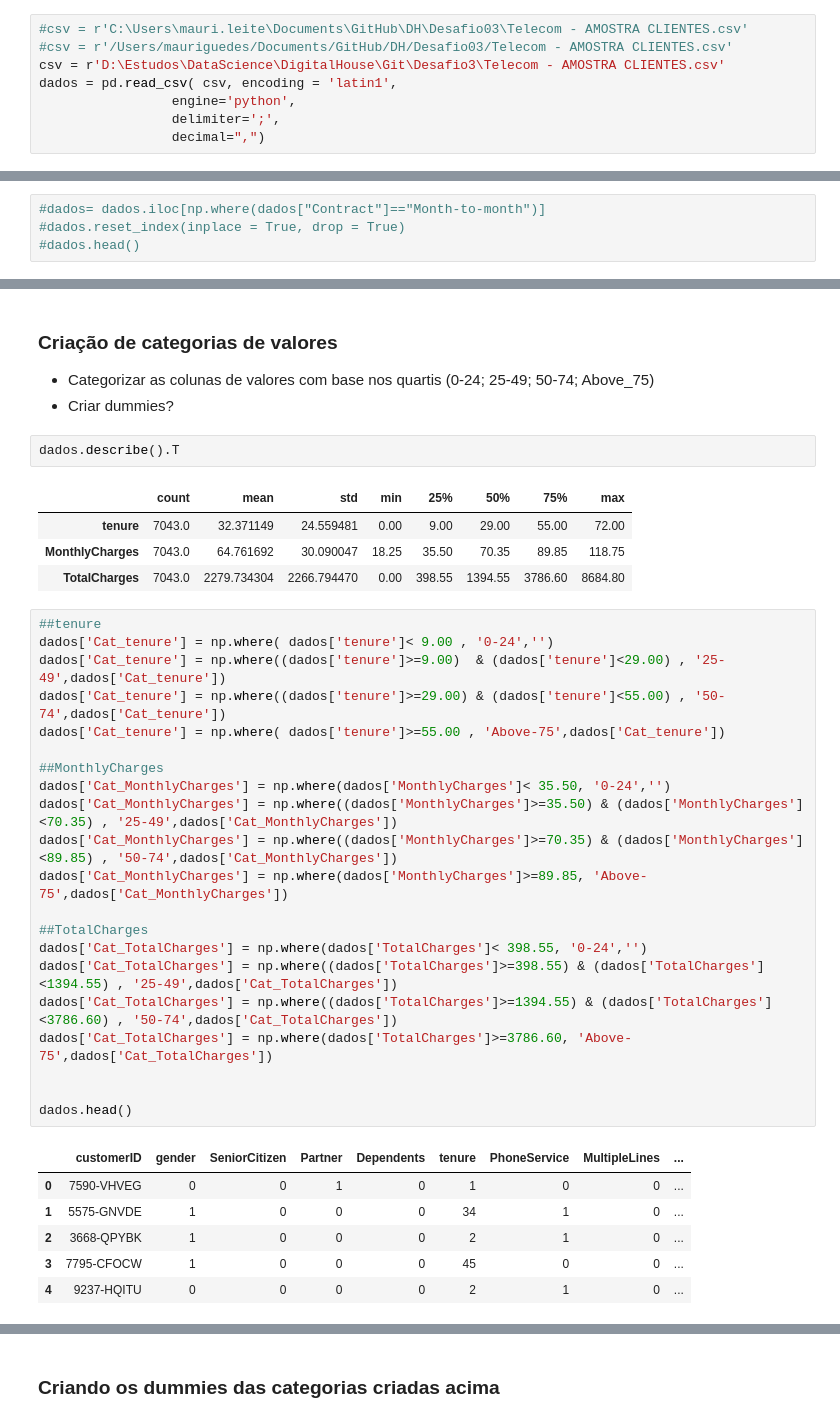
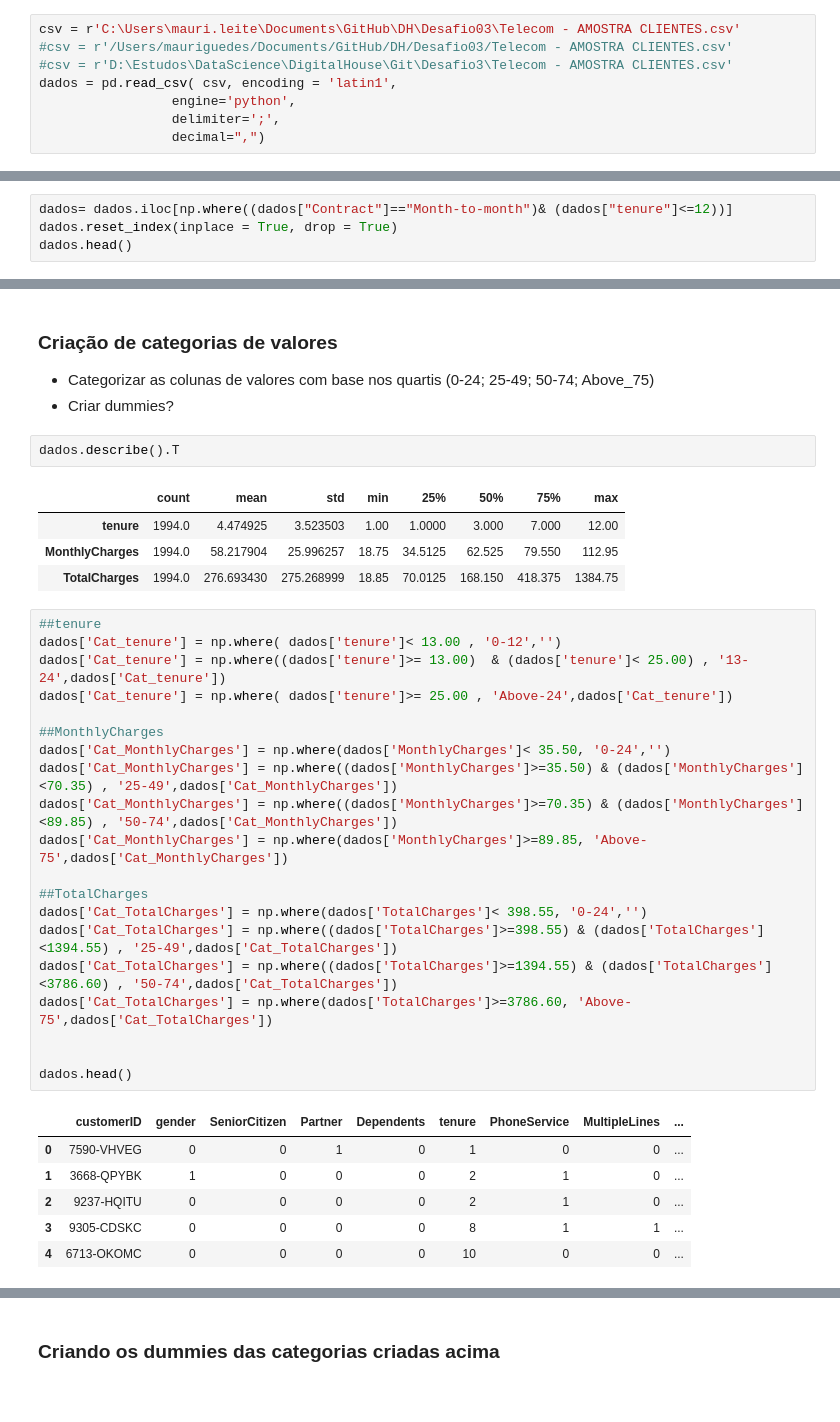
Before and after one commit to thiagodegan/Desafio03, a Jupyter notebook: Desafio03_Mauri.ipynb, the cells around one changed output, grey strips where cells are left out. Saved outputs shown, nothing was run; the diff lists cells and outputs as text.

Commit message:
Update Desafio03_Mauri.ipynb
Ajuste no modelo e aprofundamento da analise.

```diff
--- a/Desafio03_Mauri.ipynb
+++ b/Desafio03_Mauri.ipynb
@@ -22,9 +22,9 @@ pd.set_option('display.max_columns', None)
 # %% [markdown]
 ## Importando Dataset de Amostra de Clientes
 # %%
-#csv = r'C:\Users\mauri.leite\Documents\GitHub\DH\Desafio03\Telecom - AMOSTRA CLIENTES.csv'
+csv = r'C:\Users\mauri.leite\Documents\GitHub\DH\Desafio03\Telecom - AMOSTRA CLIENTES.csv'
 #csv = r'/Users/mauriguedes/Documents/GitHub/DH/Desafio03/Telecom - AMOSTRA CLIENTES.csv'
-csv = r'D:\Estudos\DataScience\DigitalHouse\Git\Desafio3\Telecom - AMOSTRA CLIENTES.csv'
+#csv = r'D:\Estudos\DataScience\DigitalHouse\Git\Desafio3\Telecom - AMOSTRA CLIENTES.csv'
 dados = pd.read_csv( csv, encoding = 'latin1',
                  engine='python',
                  delimiter=';',
@@ -78,6 +78,6 @@ fig2.show()
 # %% [markdown]
 # Inferindo que nosso publico alvo sao os contratos Month-to-month
 # %%
-#dados= dados.iloc[np.where(dados["Contract"]=="Month-to-month")]
-#dados.reset_index(inplace = True, drop = True)
-#dados.head()
+dados= dados.iloc[np.where((dados["Contract"]=="Month-to-month")& (dados["tenure"]<=12))]
+dados.reset_index(inplace = True, drop = True)
+dados.head()
@@ -260,34 +279,33 @@ dados['Churn'] = dados['Churn'].astype('category')
 dados.describe().T
 # %% [output]
 |  | count | mean | std | min | 25% | 50% | 75% | max |
-| tenure | 7043.0 | 32.371149 | 24.559481 | 0.00 | 9.00 | 29.00 | 55.00 | 72.00 |
-| MonthlyCharges | 7043.0 | 64.761692 | 30.090047 | 18.25 | 35.50 | 70.35 | 89.85 | 118.75 |
-| TotalCharges | 7043.0 | 2279.734304 | 2266.794470 | 0.00 | 398.55 | 1394.55 | 3786.60 | 8684.80 |
+| tenure | 1994.0 | 4.474925 | 3.523503 | 1.00 | 1.0000 | 3.000 | 7.000 | 12.00 |
+| MonthlyCharges | 1994.0 | 58.217904 | 25.996257 | 18.75 | 34.5125 | 62.525 | 79.550 | 112.95 |
+| TotalCharges | 1994.0 | 276.693430 | 275.268999 | 18.85 | 70.0125 | 168.150 | 418.375 | 1384.75 |
 # %%
 ##tenure
-dados['Cat_tenure'] = np.where( dados['tenure']< 9.00 , '0-24','')
-dados['Cat_tenure'] = np.where((dados['tenure']>=9.00)  & (dados['tenure']<29.00) , '25-49',dados['Cat_tenure'])
-dados['Cat_tenure'] = np.where((dados['tenure']>=29.00) & (dados['tenure']<55.00) , '50-74',dados['Cat_tenure'])
-dados['Cat_tenure'] = np.where( dados['tenure']>=55.00 , 'Above-75',dados['Cat_tenure'])
+dados['Cat_tenure'] = np.where( dados['tenure']< 13.00 , '0-12','')
+dados['Cat_tenure'] = np.where((dados['tenure']>= 13.00)  & (dados['tenure']< 25.00) , '13-24',dados['Cat_tenure'])
+dados['Cat_tenure'] = np.where( dados['tenure']>= 25.00 , 'Above-24',dados['Cat_tenure'])
 
 ##MonthlyCharges
 dados['Cat_MonthlyCharges'] = np.where(dados['MonthlyCharges']< 35.50, '0-24','')
 dados['Cat_MonthlyCharges'] = np.where((dados['MonthlyCharges']>=35.50) & (dados['MonthlyCharges']<70.35) , '25-49',dados['Cat_MonthlyCharges'])
 dados['Cat_MonthlyCharges'] = np.where((dados['MonthlyCharges']>=70.35) & (dados['MonthlyCharges']<89.85) , '50-74',dados['Cat_MonthlyCharges'])
 dados['Cat_MonthlyCharges'] = np.where(dados['MonthlyCharges']>=89.85, 'Above-75',dados['Cat_MonthlyCharges'])
 
 ##TotalCharges
 dados['Cat_TotalCharges'] = np.where(dados['TotalCharges']< 398.55, '0-24','')
 dados['Cat_TotalCharges'] = np.where((dados['TotalCharges']>=398.55) & (dados['TotalCharges']<1394.55) , '25-49',dados['Cat_TotalCharges'])
 dados['Cat_TotalCharges'] = np.where((dados['TotalCharges']>=1394.55) & (dados['TotalCharges']<3786.60) , '50-74',dados['Cat_TotalCharges'])
 dados['Cat_TotalCharges'] = np.where(dados['TotalCharges']>=3786.60, 'Above-75',dados['Cat_TotalCharges'])
 
 
 dados.head()
 # %% [output]
 |  | customerID | gender | SeniorCitizen | Partner | Dependents | tenure | PhoneService | MultipleLines | ... |
 | 0 | 7590-VHVEG | 0 | 0 | 1 | 0 | 1 | 0 | 0 | ... |
-| 1 | 5575-GNVDE | 1 | 0 | 0 | 0 | 34 | 1 | 0 | ... |
-| 2 | 3668-QPYBK | 1 | 0 | 0 | 0 | 2 | 1 | 0 | ... |
-| 3 | 7795-CFOCW | 1 | 0 | 0 | 0 | 45 | 0 | 0 | ... |
-| 4 | 9237-HQITU | 0 | 0 | 0 | 0 | 2 | 1 | 0 | ... |
+| 1 | 3668-QPYBK | 1 | 0 | 0 | 0 | 2 | 1 | 0 | ... |
+| 2 | 9237-HQITU | 0 | 0 | 0 | 0 | 2 | 1 | 0 | ... |
+| 3 | 9305-CDSKC | 0 | 0 | 0 | 0 | 8 | 1 | 1 | ... |
+| 4 | 6713-OKOMC | 0 | 0 | 0 | 0 | 10 | 0 | 0 | ... |
```
Also changed, not shown: parts of 33 cells of this notebook.
